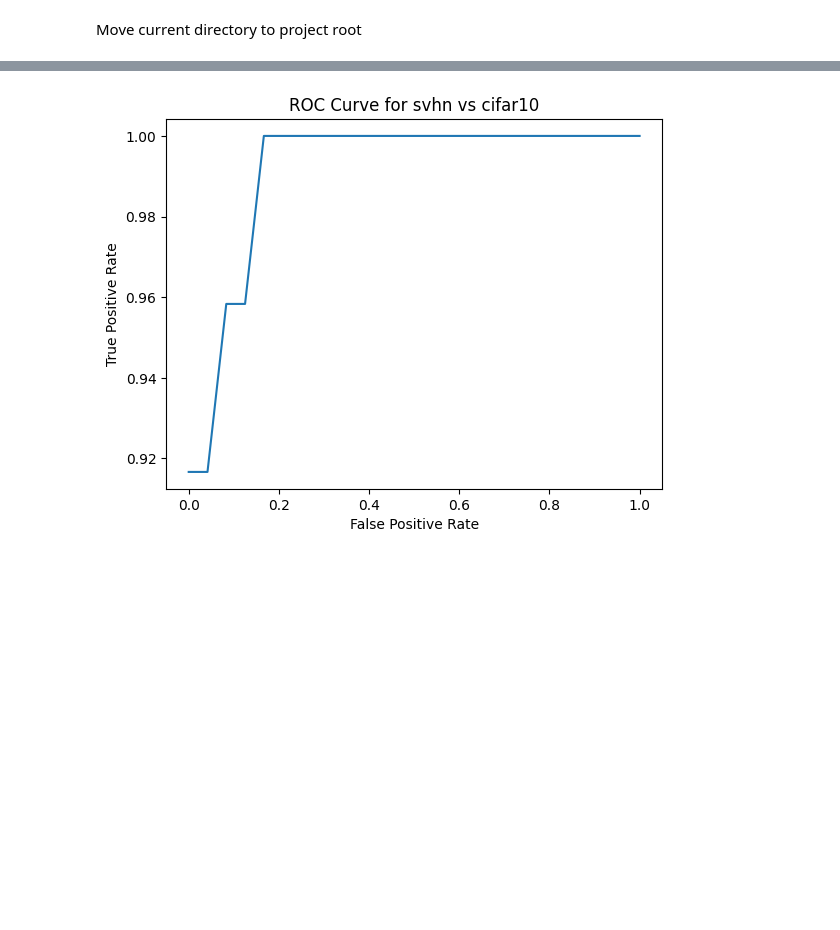
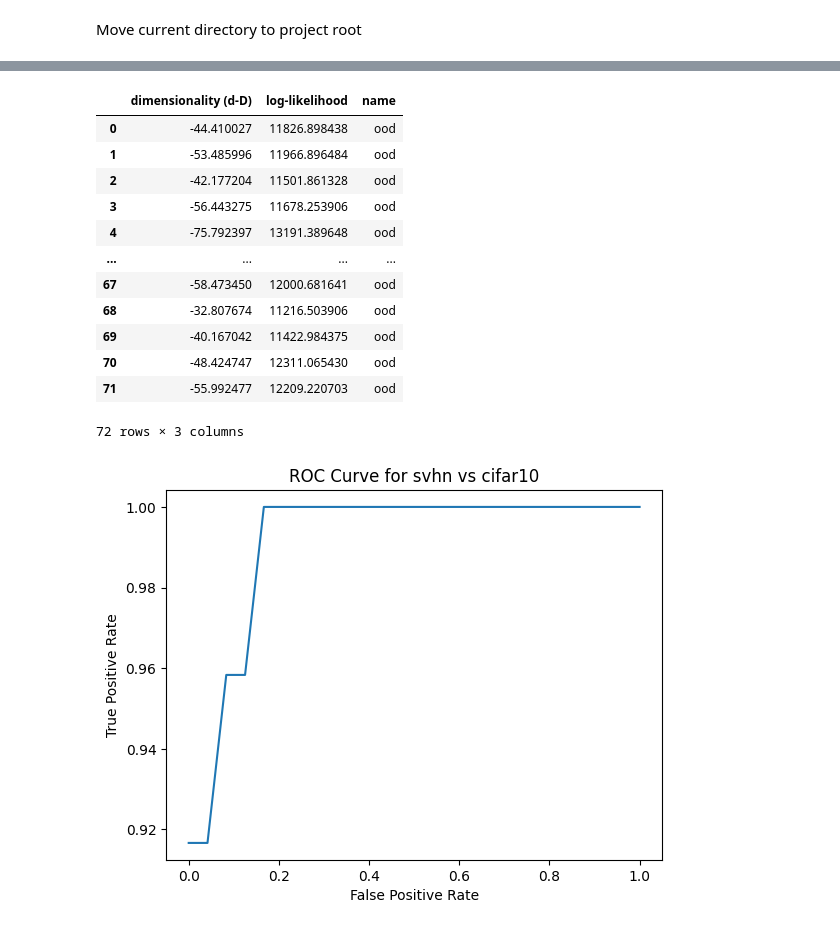
Before and after one commit to HamidrezaKmK/ood-detection, a Jupyter notebook: notebooks/ood_metric_computation.ipynb, the cells around one changed output, grey strips where cells are left out. Drawn from its saved outputs; the diff is of its cells as text; code cells hidden in the pictures; blank space fills up the shorter version.

```diff
--- a/notebooks/ood_metric_computation.ipynb
+++ b/notebooks/ood_metric_computation.ipynb
@@ -39,6 +37,24 @@ df
 from ood.evaluation.utils import parse_table, get_roc_curves, get_auc
 
 all_task_tables = parse_table(df)
+# %%
+cifar_vs_svhn = all_task_tables['cifar10']['svhn']
+# print all the unique values in column 'name' of cifar_vs_svhn
+unique_vals =
+# %% [output]
+|  | dimensionality (d-D) | log-likelihood | name |
+| 0 | -44.410027 | 11826.898438 | ood |
+| 1 | -53.485996 | 11966.896484 | ood |
+| 2 | -42.177204 | 11501.861328 | ood |
+| 3 | -56.443275 | 11678.253906 | ood |
+| 4 | -75.792397 | 13191.389648 | ood |
+| ... | ... | ... | ... |
+| 67 | -58.473450 | 12000.681641 | ood |
+| 68 | -32.807674 | 11216.503906 | ood |
+| 69 | -40.167042 | 11422.984375 | ood |
+| 70 | -48.424747 | 12311.065430 | ood |
+| 71 | -55.992477 | 12209.220703 | ood |
+72 rows × 3 columns
 # %%
 for first_part in all_task_tables.keys():
     for second_part in all_task_tables[first_part].keys():
```
Also changed, not shown: parts of 1 cell of this notebook, 2 other files.
